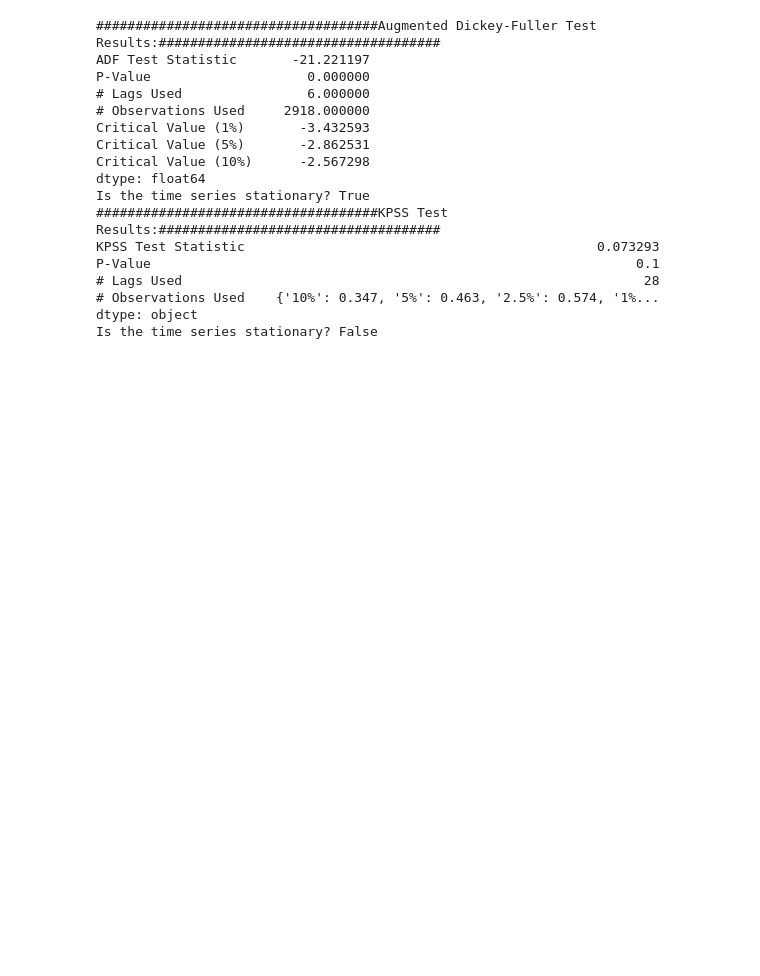
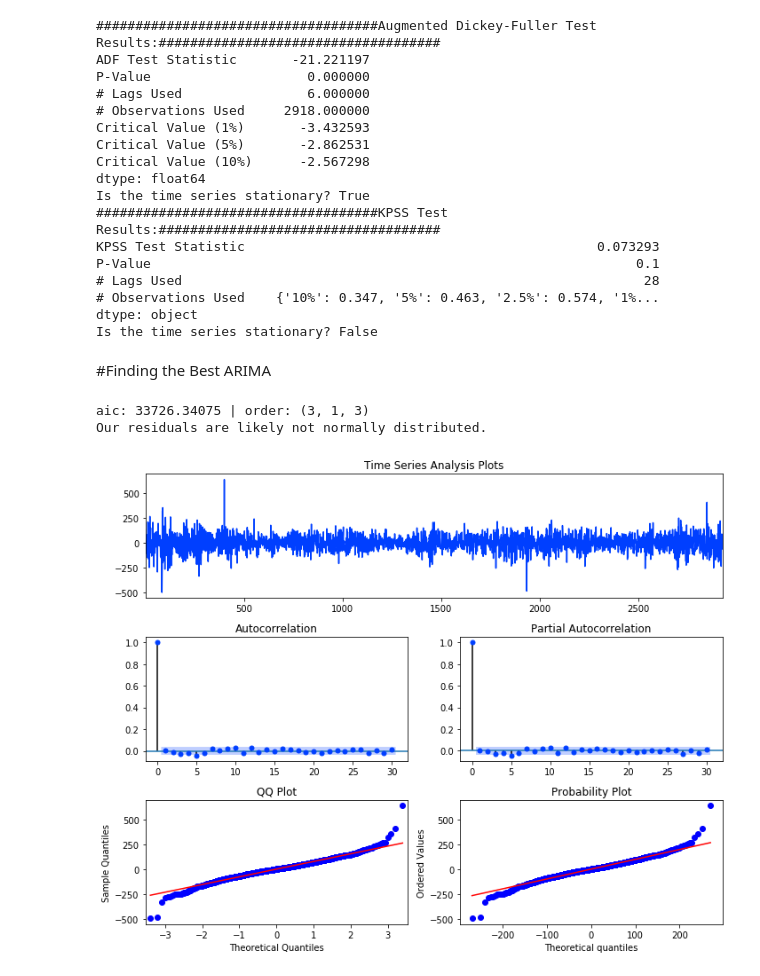
Before and after one commit to jesvin1/Basics, a Jupyter notebook: Nifty_Prediction.ipynb, the cells around one changed output. Drawn from its saved outputs; the diff is of its cells as text; code cells hidden in the pictures; blank space fills up the shorter version.

```diff
--- a/Nifty_Prediction.ipynb
+++ b/Nifty_Prediction.ipynb
@@ -234,3 +238,19 @@ P-Value                                                              0.1
 # Observations Used    {'10%': 0.347, '5%': 0.463, '2.5%': 0.574, '1%...
 dtype: object
 Is the time series stationary? False
+# %% [markdown]
+#Finding the Best ARIMA
+# %%
+# Find the best ARIMA fit
+res_tup = best_arima(n_diff_dataset)
+order = res_tup[1]
+model = res_tup[2]
+
+    # Now that we have our ARIMA fit, we feed this to the GARCH model
+p_ = order[0]
+o_ = order[1]
+q_ = order[2]
+# %% [output]
+aic: 33726.34075 | order: (3, 1, 3)
+Our residuals are likely not normally distributed.
+[figure, added]
```
Also changed, not shown: parts of 1 cell of this notebook.
